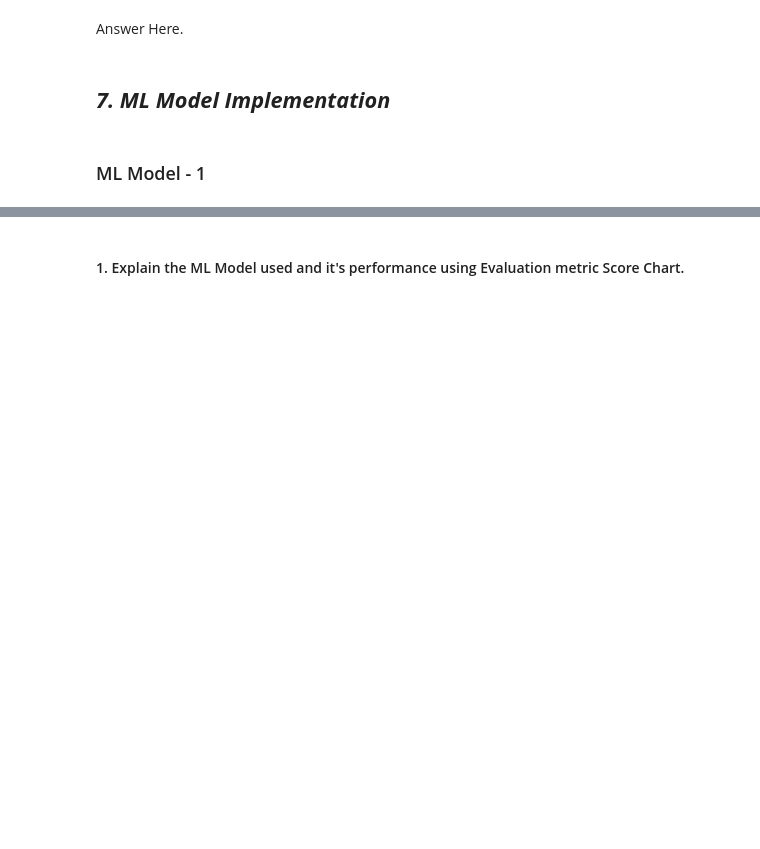
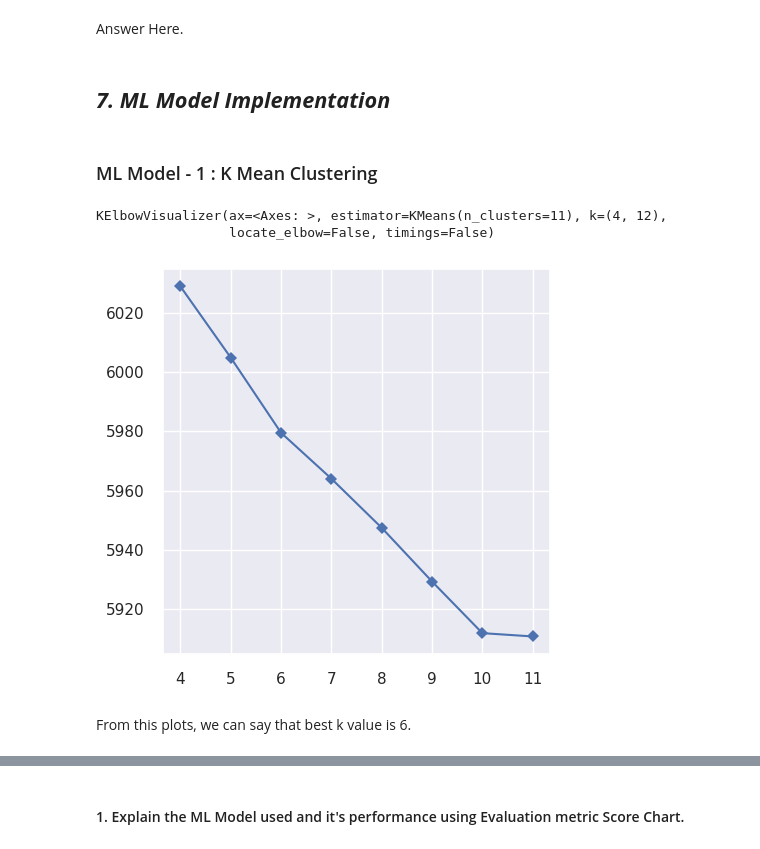
Before and after one commit to Apaulgithub/Netflix_Movies_And_TV_Shows_Clustering, a Jupyter notebook: Netflix_Movies_And_TV_Shows_Clustering_(Unsupervised_ML).ipynb, the cells around one changed output, grey strips where cells are left out. Saved outputs shown, nothing was run; the diff lists cells and outputs as text; code cells hidden in the pictures; blank space fills up the shorter version.

Commit message:
Day 8 : K-Means & Hierarchical Clustering done

```diff
--- a/Netflix_Movies_And_TV_Shows_Clustering_(Unsupervised_ML).ipynb
+++ b/Netflix_Movies_And_TV_Shows_Clustering_(Unsupervised_ML).ipynb
@@ -1400,4 +1407,4 @@ Answer Here.
 # %% [markdown]
 ## ***7. ML Model Implementation***
 # %% [markdown]
-### ML Model - 1
+### ML Model - 1 : K Mean Clustering
@@ -1409,0 +1411,16 @@ Answer Here.
+# %%
+# ML Model - 1 Implementation
+# Finding optimal number of clusters using the elbow method
+
+# Instantiate the clustering model and visualizer
+model = KMeans()
+visualizer = KElbowVisualizer(model, k=(4,12), metric='distortion', timings=False, locate_elbow=False)
+
+# Fit the data to the visualizer
+visualizer.fit(X)
+# %% [output]
+KElbowVisualizer(ax=<Axes: >, estimator=KMeans(n_clusters=11), k=(4, 12),
+                 locate_elbow=False, timings=False)
+[figure, added]
+# %% [markdown]
+From this  plots, we can say that best k value is 6.
```
Also changed, not shown: parts of 47 cells of this notebook.
